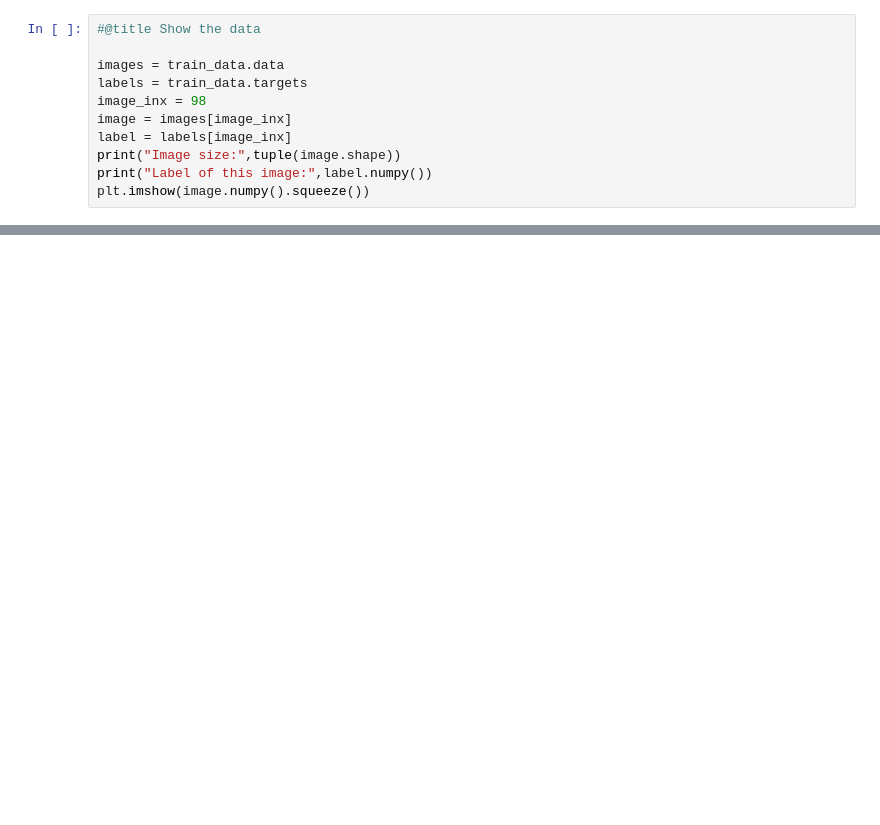
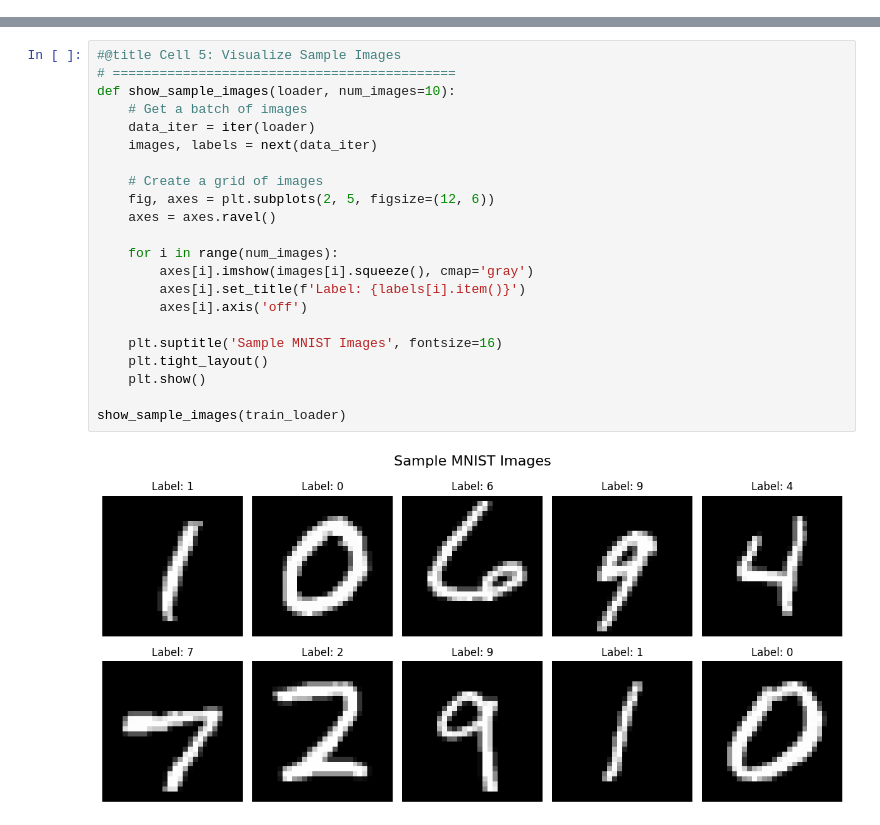
Before and after one commit to JianpanHuang/HKU_DRAD6213, a Jupyter notebook: Lecture4/4_digit_recog_mnist.ipynb, the cells around one changed output, grey strips where cells are left out. Saved outputs shown, nothing was run; the diff lists cells and outputs as text; blank space fills up the shorter version.

```diff
--- a/Lecture4/4_digit_recog_mnist.ipynb
+++ b/Lecture4/4_digit_recog_mnist.ipynb
@@ -63,11 +0,0 @@ test_loader = torch.utils.data.DataLoader(dataset = test_data,
-# %%
-#@title Show the data
-
-images = train_data.data
-labels = train_data.targets
-image_inx = 98
-image = images[image_inx]
-label = labels[image_inx]
-print("Image size:",tuple(image.shape))
-print("Label of this image:",label.numpy())
-plt.imshow(image.numpy().squeeze())
@@ -409,0 +114,24 @@ The prediction: [6]
+# %%
+#@title Cell 5: Visualize Sample Images
+# ============================================
+def show_sample_images(loader, num_images=10):
+    # Get a batch of images
+    data_iter = iter(loader)
+    images, labels = next(data_iter)
+
+    # Create a grid of images
+    fig, axes = plt.subplots(2, 5, figsize=(12, 6))
+    axes = axes.ravel()
+
+    for i in range(num_images):
+        axes[i].imshow(images[i].squeeze(), cmap='gray')
+        axes[i].set_title(f'Label: {labels[i].item()}')
+        axes[i].axis('off')
+
+    plt.suptitle('Sample MNIST Images', fontsize=16)
+    plt.tight_layout()
+    plt.show()
+
+show_sample_images(train_loader)
+# %% [output]
+[figure, added]
```
Also changed, not shown: parts of 33 cells of this notebook.
